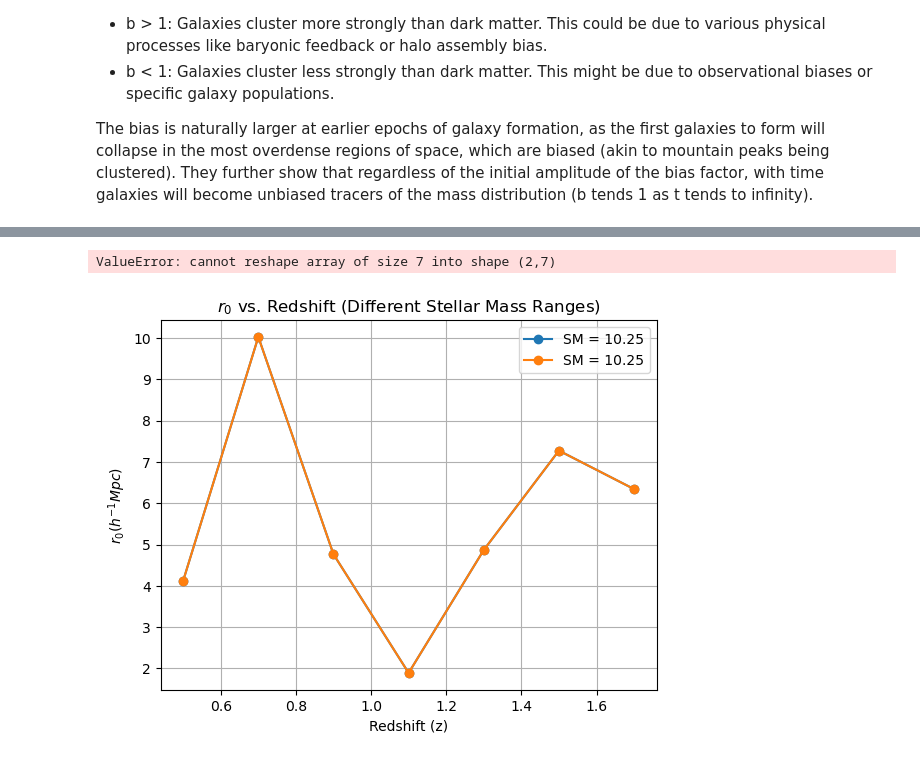
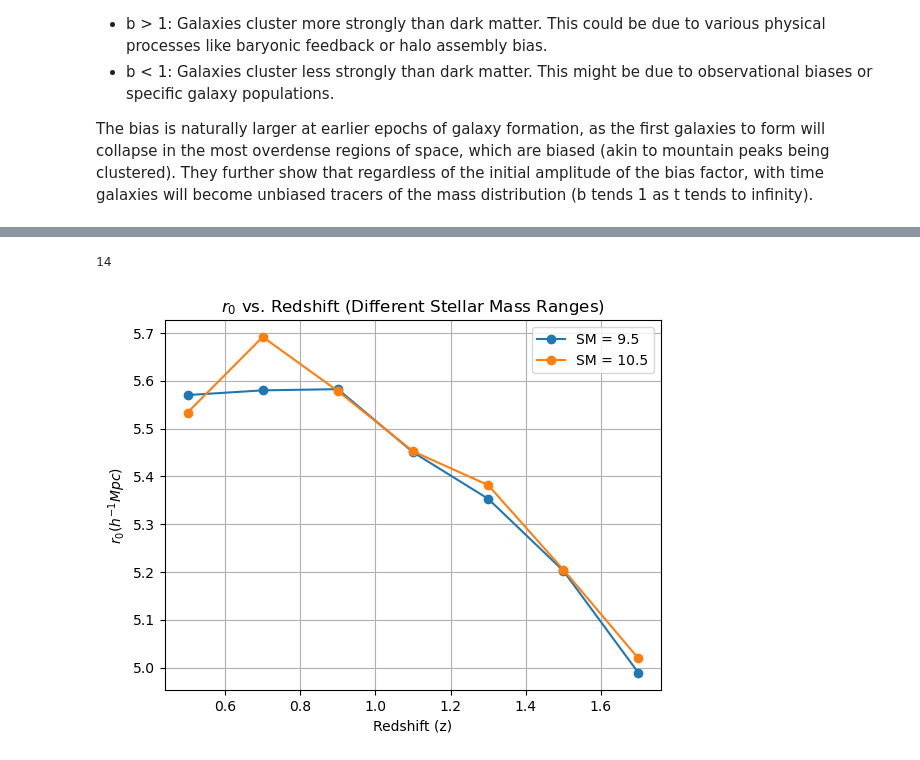
Before and after one commit to OtiliaIrina/Master_Thesis, a Jupyter notebook: class.ipynb, the cells around one changed output, grey strips where cells are left out. Saved outputs shown, nothing was run; the diff lists cells and outputs as text; code cells hidden in the pictures.

```diff
--- a/class.ipynb
+++ b/class.ipynb
@@ -952,17 +917,0 @@ L_errors = lb[:, 1]
-# %%
-"""high_sm_biases = [] #9.5 to 11 SM
-
-for i in ws:
-    # Ensure compatibility in shapes:
-    ws_np = np.array(i)
-    ws_reshaped = ws_np.flatten()
-
-    popt, pcov = curve_fit(w_model, gg.angular_corr_matter, ws_reshaped[:len(gg.angular_corr_matter)], p0=[2.0])
-
-    # Extract the best-fit bias parameter and error
-    high_sm_bias = popt[0]
-    high_sm_bias_error = np.sqrt(pcov[0, 0])
-
-     # Append bias and error to a list of tuples
-    high_sm_biases.append((high_sm_bias, high_sm_bias_error))
-    print(f"Bias: {high_sm_bias:.3f} +/- {high_sm_bias_error:.3f}")]"""
@@ -1008,14 +968,18 @@ plt.figure(figsize=(8, 6))  # Adjust figure size as needed
 redshifts = [subsample.info['z_mean'] for subsample in subsamples]
 
 # Plot bias vs. redshift
-plt.errorbar(redshifts, L_biases, label='Low Stellar Mass ',marker='o') # 8 to 9.5
-plt.errorbar(redshifts, H_biases, label='High Stellar Mass',marker='o') #9.5 to 11
 
-plt.xlabel("Redshift (z)")
+#plt.errorbar(redshifts, L_biases, label='Low Stellar Mass ',marker='o') # 8 to 9.5
+#plt.errorbar(redshifts, H_biases, label='High Stellar Mass',marker='o') #9.5 to 11
+
+m = np.unique(SM_mean_range) # Get the unique SM values
+for i in range(len(m)):
+
+    plt.xlabel("Redshift (z)")
 plt.ylabel("Bias")
 plt.title("Bias as a Function of Redshift")
 
-plt.savefig("Bias as a Function of Redshift")
+#plt.savefig("Bias as a Function of Redshift")
 
 # Customize plot (optional)
 plt.grid(True)
@@ -1109,5 +1050,7 @@ print(r0_values)
 # %%
-m = SM_mean_range[:2]
+#m = SM_mean_range
+m = np.unique(SM_mean_range) # Get the unique SM values
+
 z= z_mean_range
 print('len(m):',len(m))
 print('len(z):',len(z))
@@ -1140,18 +1083,22 @@ array([10.25,  0.5 ])
 # %%
-r0s_reshaped = np.reshape(r0_values, (len(m), len(z)))  # since r0s is a flattened array
+#r0s_reshaped = np.reshape(r0_values, (len(m), len(z)))  # since r0s is a flattened array
+r0s_reshaped = np.reshape(r0_values, (len(z), len(m))).T  # since r0s is a flattened array
+
 #print(r0s_reshaped)
-# %% [output]
-ValueError: cannot reshape array of size 7 into shape (2,7)
+# %%
+print(len(r0_values))
+# %% [output]
+14
 # %%
 for i in range(len(m)):
-    plt.plot(z, r0_values, label=f"SM = {m[i]}",marker='o')
+    plt.plot(z, r0s_reshaped[i], label=f"SM = {m[i]:.1f}",marker='o')
 
 plt.xlabel("Redshift (z)")
 plt.ylabel(r"$r_0 (h^{-1} Mpc)$")
 plt.title(r"$r_0$ vs. Redshift (Different Stellar Mass Ranges)")
 plt.grid(True)
 plt.legend()
 plt.savefig("r0_vs_redshift_for_diff_SM.png")
 plt.show()
 # %% [output]
-[figure, old version]
+[figure, new version]
```
Also changed, not shown: parts of 28 cells of this notebook, 5 other files.
